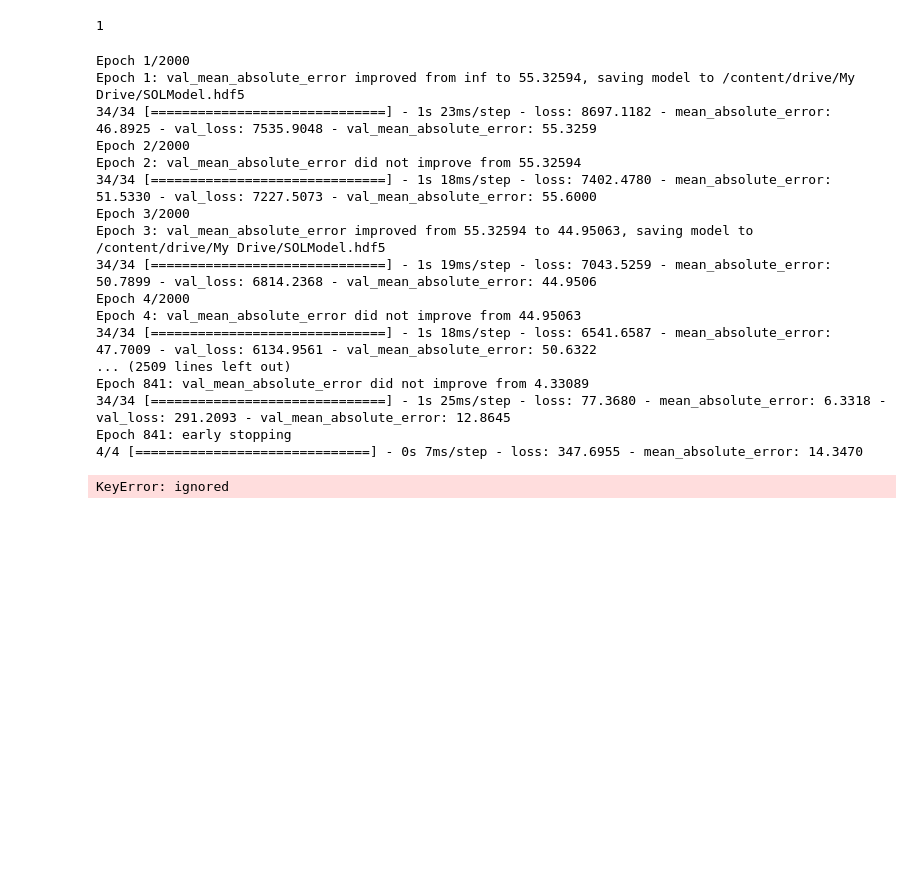
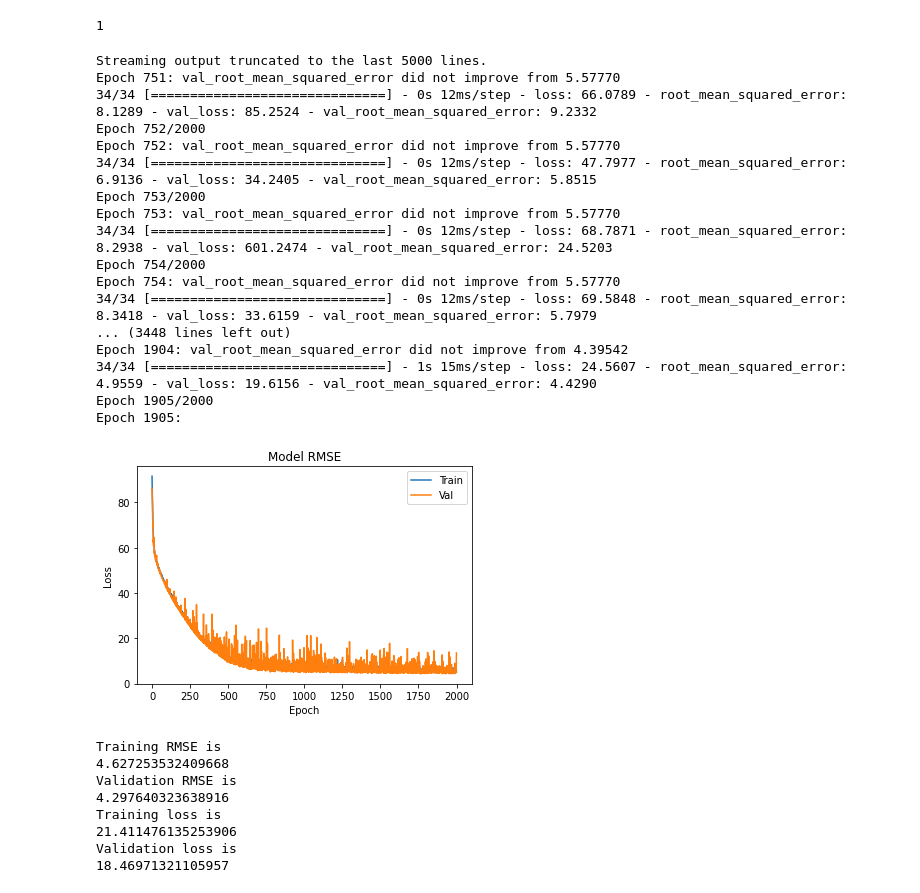
Before and after one commit to Swayamprakashpatel/Sol_ME, a Jupyter notebook: Sol_ME.ipynb, the cells around one changed output. Drawn from its saved outputs; the diff is of its cells as text; code cells hidden in the pictures; blank space fills up the shorter version.

```diff
--- a/Sol_ME.ipynb
+++ b/Sol_ME.ipynb
@@ -69,50 +69,58 @@ model = tf.keras.Sequential([
                              #tf.keras.layers.Dense(1762, activation='relu'),
                              tf.keras.layers.Dense(output_nodes, activation ='relu')])
 
-model.compile(optimizer=tf.keras.optimizers.Adadelta(learning_rate = 0.1), loss=tf.keras.losses.MeanSquaredError(), metrics=[tf.keras.metrics.MeanAbsoluteError()])
+model.compile(optimizer=tf.keras.optimizers.Adadelta(learning_rate = 0.1), loss=tf.keras.losses.MeanSquaredError(), metrics=[tf.keras.metrics.RootMeanSquaredError()])
 hist = model.fit(X, Y, epochs= 2000, callbacks=[checkpoint],validation_data=(X, Y), batch_size= None)
 model.evaluate(X_test, Y_test)
 
 # Error Graph
 
 plt.plot(hist.history['root_mean_squared_error'])
 plt.plot(hist.history['val_root_mean_squared_error'])
 plt.title('Model RMSE')
 plt.ylabel('Loss')
 plt.xlabel('Epoch')
 plt.legend(['Train', 'Val'], loc='upper right')
 plt.show()
 
 
 train_acc = min(hist.history['root_mean_squared_error'])
 val_acc = min(hist.history['val_root_mean_squared_error'])
 train_loss = min(hist.history['loss'])
 val_loss = min(hist.history['val_loss'])
 print('Training RMSE is')
 print(train_acc)
 print('Validation RMSE is')
 print(val_acc)
 print('Training loss is')
 print(train_loss)
 print('Validation loss is')
 print(val_loss)
 # %% [output]
-Epoch 1/2000
-Epoch 1: val_mean_absolute_error improved from inf to 55.32594, saving model to /content/drive/My Drive/SOLModel.hdf5
-34/34 [==============================] - 1s 23ms/step - loss: 8697.1182 - mean_absolute_error: 46.8925 - val_loss: 7535.9048 - val_mean_absolute_error: 55.3259
-Epoch 2/2000
-Epoch 2: val_mean_absolute_error did not improve from 55.32594
-34/34 [==============================] - 1s 18ms/step - loss: 7402.4780 - mean_absolute_error: 51.5330 - val_loss: 7227.5073 - val_mean_absolute_error: 55.6000
-Epoch 3/2000
-Epoch 3: val_mean_absolute_error improved from 55.32594 to 44.95063, saving model to /content/drive/My Drive/SOLModel.hdf5
-34/34 [==============================] - 1s 19ms/step - loss: 7043.5259 - mean_absolute_error: 50.7899 - val_loss: 6814.2368 - val_mean_absolute_error: 44.9506
-Epoch 4/2000
-Epoch 4: val_mean_absolute_error did not improve from 44.95063
-34/34 [==============================] - 1s 18ms/step - loss: 6541.6587 - mean_absolute_error: 47.7009 - val_loss: 6134.9561 - val_mean_absolute_error: 50.6322
-... (2509 lines left out)
-Epoch 841: val_mean_absolute_error did not improve from 4.33089
-34/34 [==============================] - 1s 25ms/step - loss: 77.3680 - mean_absolute_error: 6.3318 - val_loss: 291.2093 - val_mean_absolute_error: 12.8645
-Epoch 841: early stopping
-4/4 [==============================] - 0s 7ms/step - loss: 347.6955 - mean_absolute_error: 14.3470
+Streaming output truncated to the last 5000 lines.
+Epoch 751: val_root_mean_squared_error did not improve from 5.57770
+34/34 [==============================] - 0s 12ms/step - loss: 66.0789 - root_mean_squared_error: 8.1289 - val_loss: 85.2524 - val_root_mean_squared_error: 9.2332
+Epoch 752/2000
+Epoch 752: val_root_mean_squared_error did not improve from 5.57770
+34/34 [==============================] - 0s 12ms/step - loss: 47.7977 - root_mean_squared_error: 6.9136 - val_loss: 34.2405 - val_root_mean_squared_error: 5.8515
+Epoch 753/2000
+Epoch 753: val_root_mean_squared_error did not improve from 5.57770
+34/34 [==============================] - 0s 12ms/step - loss: 68.7871 - root_mean_squared_error: 8.2938 - val_loss: 601.2474 - val_root_mean_squared_error: 24.5203
+Epoch 754/2000
+Epoch 754: val_root_mean_squared_error did not improve from 5.57770
+34/34 [==============================] - 0s 12ms/step - loss: 69.5848 - root_mean_squared_error: 8.3418 - val_loss: 33.6159 - val_root_mean_squared_error: 5.7979
+... (3448 lines left out)
+Epoch 1904: val_root_mean_squared_error did not improve from 4.39542
+34/34 [==============================] - 1s 15ms/step - loss: 24.5607 - root_mean_squared_error: 4.9559 - val_loss: 19.6156 - val_root_mean_squared_error: 4.4290
+Epoch 1905/2000
+Epoch 1905:
+[figure, added]
-KeyError: ignored
+Training RMSE is
+4.627253532409668
+Validation RMSE is
+4.297640323638916
+Training loss is
+21.411476135253906
+Validation loss is
+18.46971321105957
 # %%
```
Also changed, not shown: parts of 5 cells of this notebook.
